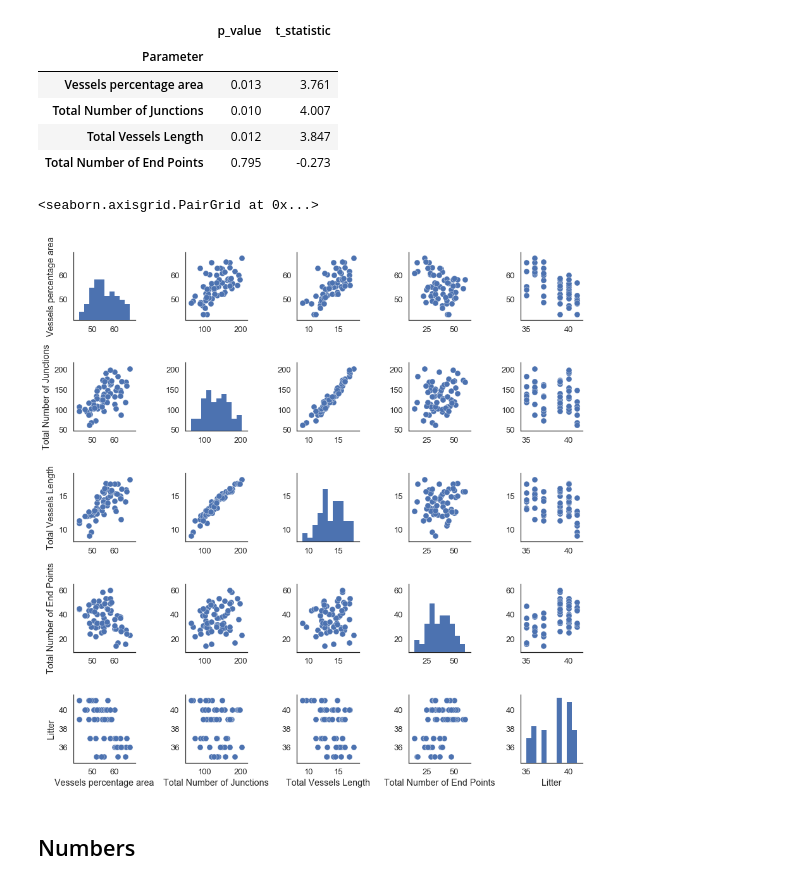
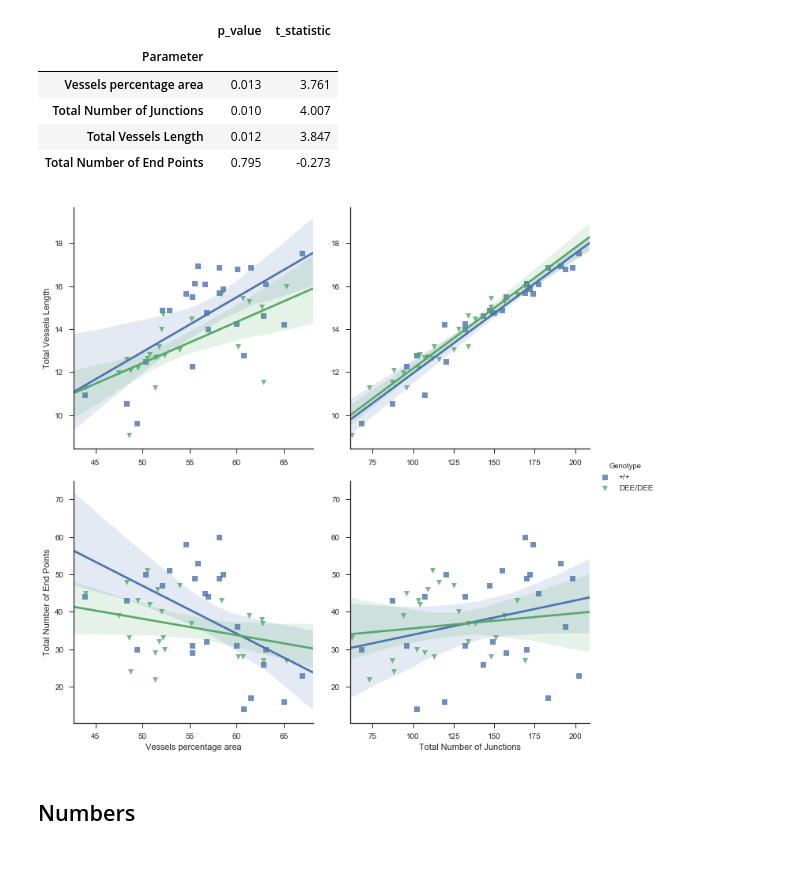
Before and after one commit to MixedIndentations/Angiogenesis-Density, a Jupyter notebook: notebooks/visualization-paper-figures-discussion.ipynb, the cells around one changed output. Drawn from its saved outputs; the diff is of its cells as text; code cells hidden in the pictures.

Commit message:
scatter matrix
chose {x,y}vars for pairplot.
also added regression line

```diff
--- a/notebooks/visualization-paper-figures-discussion.ipynb
+++ b/notebooks/visualization-paper-figures-discussion.ipynb
@@ -116,17 +117,29 @@ stat_df.set_index('Parameter')
 # %%
 import matplotlib
 %matplotlib inline
 from matplotlib import pyplot as plt
 
 import seaborn as sns
+
+
+sns.set(style='ticks', color_codes=True)
+#fig1, axes1 = plt.subplots(figsize=(6,6))
+sns.pairplot(df,
+             hue = 'Genotype',
+             hue_order = ['+/+', 'DEE/DEE'],
+             x_vars=['Vessels percentage area',
+                  'Total Number of Junctions'],
+             y_vars=['Total Vessels Length',
+                 'Total Number of End Points'],
+             markers=['s', 'v'],
+             kind='reg',
+             size=5,
+            )
+
 sns.set(style="white", color_codes=True)
 sns.set_context("talk")
-
-
-sns.pairplot(df)
 # %% [output]
-<seaborn.axisgrid.PairGrid at 0x...>
-[figure, old version]
+[figure, new version]
 # %% [markdown]
 ## Numbers
 # %% [markdown]
```
Also changed, not shown: parts of 1 cell of this notebook.
